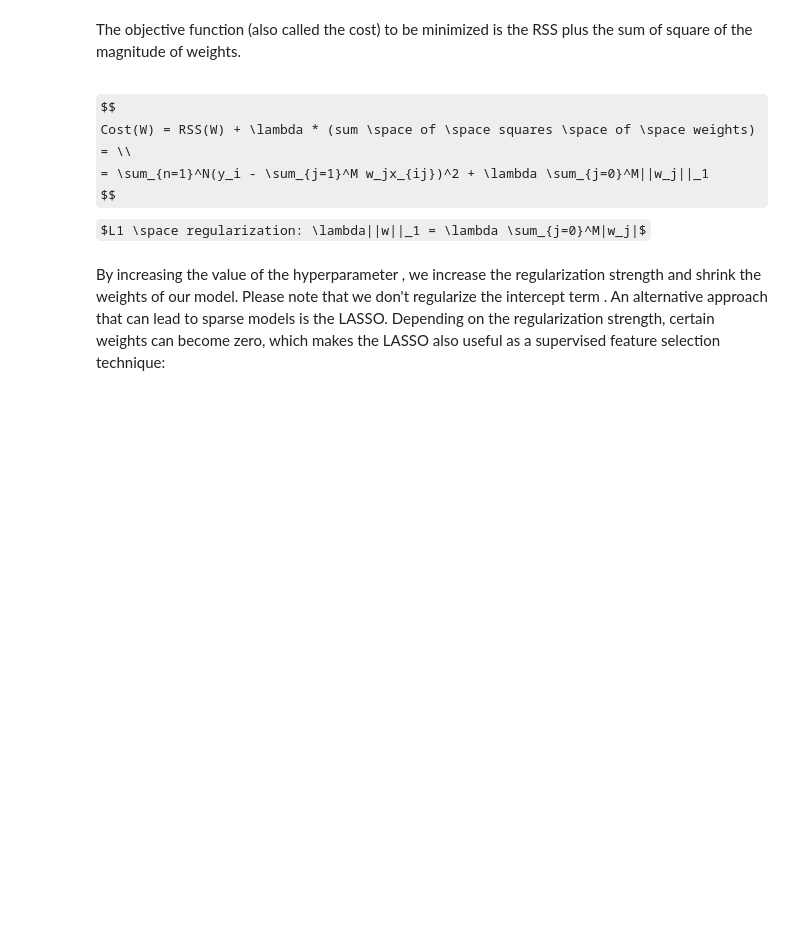
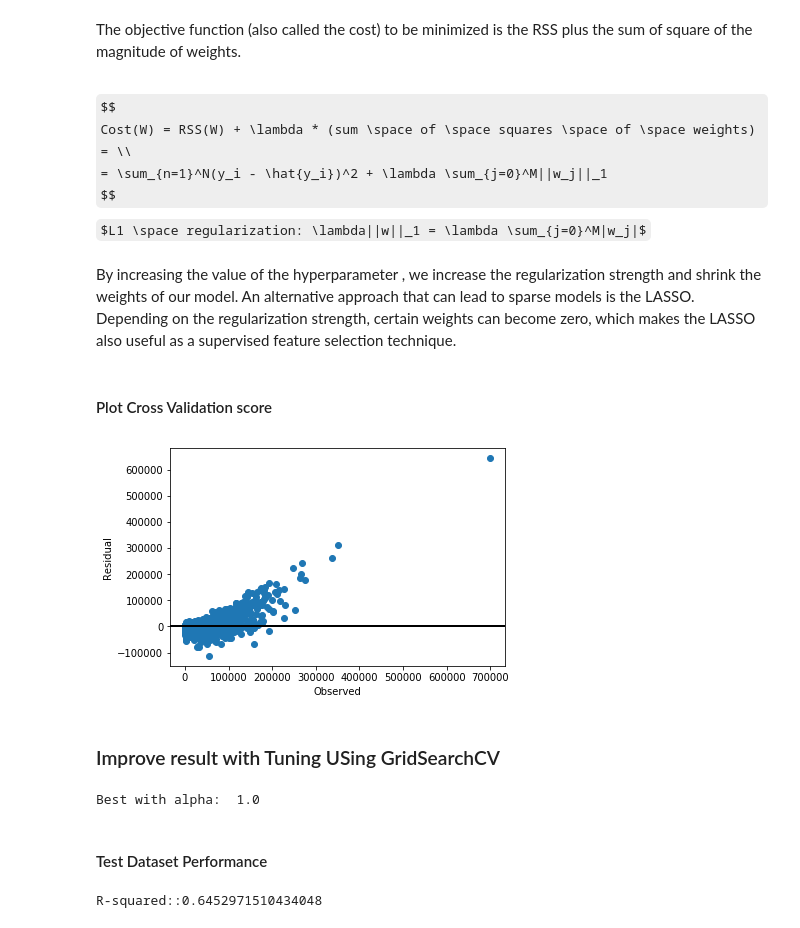
Before and after one commit to satyarth/multi-origin-travel, a Jupyter notebook: predict_prices_skyscanner.ipynb, the cells around one changed output. Saved outputs shown, nothing was run; the diff lists cells and outputs as text; code cells hidden in the pictures; some formulas as TeX source; blank space fills up the shorter version.

```diff
--- a/predict_prices_skyscanner.ipynb
+++ b/predict_prices_skyscanner.ipynb
@@ -162,8 +152,41 @@ The objective function (also called the cost) to be minimized is the RSS plus th
 # %% [markdown]
 $$
 Cost(W) = RSS(W) + \lambda * (sum \space of \space squares \space of \space weights) = \\
-= \sum_{n=1}^N(y_i - \sum_{j=1}^M w_jx_{ij})^2 + \lambda \sum_{j=0}^M||w_j||_1
+= \sum_{n=1}^N(y_i - \hat{y_i})^2 + \lambda \sum_{j=0}^M||w_j||_1
 $$
 $L1 \space regularization: \lambda||w||_1 = \lambda \sum_{j=0}^M|w_j|$
 # %% [markdown]
-By increasing the value of the hyperparameter , we increase the regularization strength and shrink the weights of our model. Please note that we don't regularize the intercept term . An alternative approach that can lead to sparse models is the LASSO. Depending on the regularization strength, certain weights can become zero, which makes the LASSO also useful as a supervised feature selection technique:
+By increasing the value of the hyperparameter , we increase the regularization strength and shrink the weights of our model. An alternative approach that can lead to sparse models is the LASSO. Depending on the regularization strength, certain weights can become zero, which makes the LASSO also useful as a supervised feature selection technique.
+# %% [markdown]
+#### Plot Cross Validation score
+# %%
+model = Lasso()
+predicted = cross_val_predict(model, X_train, y_train, cv=10)
+fig, ax = plt.subplots()
+ax.scatter(y_train, y_train - predicted)
+ax.axhline(lw=2,color='black')
+ax.set_xlabel('Observed')
+ax.set_ylabel('Residual')
+plt.show()
+# %% [output]
+[figure, added]
+# %% [markdown]
+### Improve result with Tuning USing GridSearchCV
+# %%
+alphas = np.array([1,0.1,0.01,0.001,0.0001,0.00001,0])
+param_grid = dict(alpha=alphas)
+model = Lasso()
+grid = GridSearchCV(estimator=model, param_grid=param_grid)
+grid.fit(X_train, y_train)
+print("Best with alpha: ", grid.best_estimator_.alpha)
+# %% [output]
+Best with alpha:  1.0
+# %% [markdown]
+#### Test Dataset Performance
+# %%
+model = Lasso(alpha=1.0)
+model.fit(X_train, y_train)
+r2_score = model.score(X_test, y_test)
+print("R-squared::{}".format(r2_score))
+# %% [output]
+R-squared::0.6452971510434048
```
Also changed, not shown: parts of 10 cells of this notebook.
